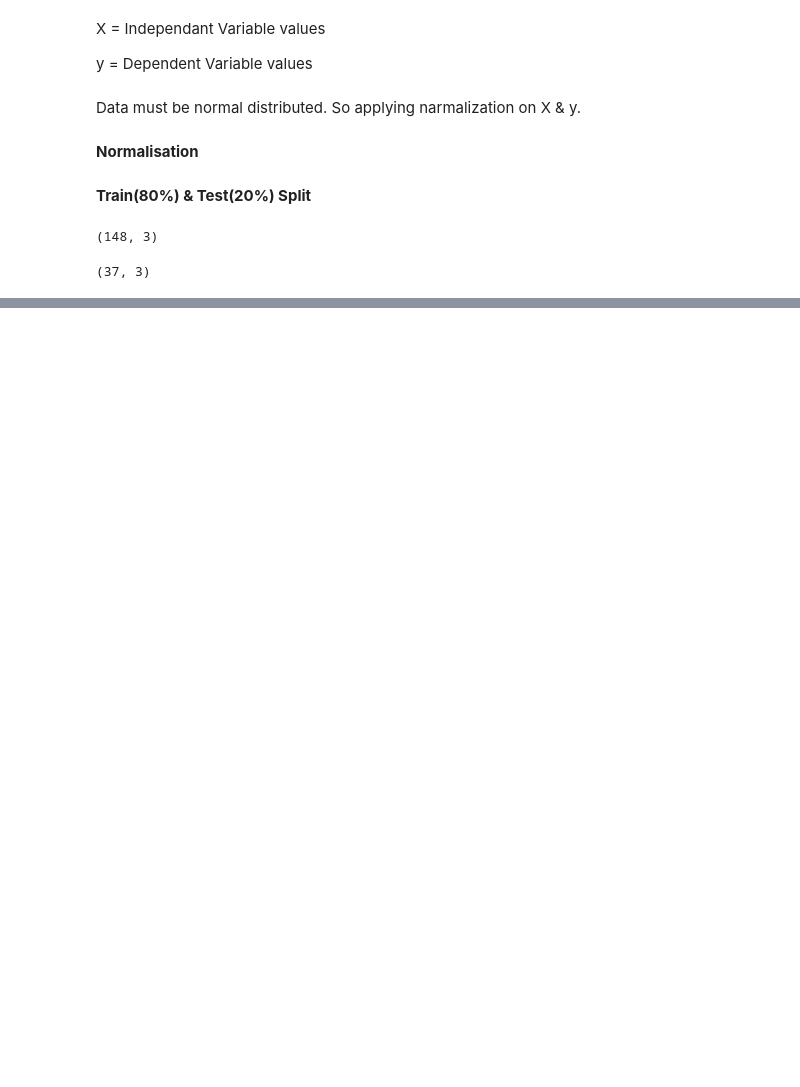
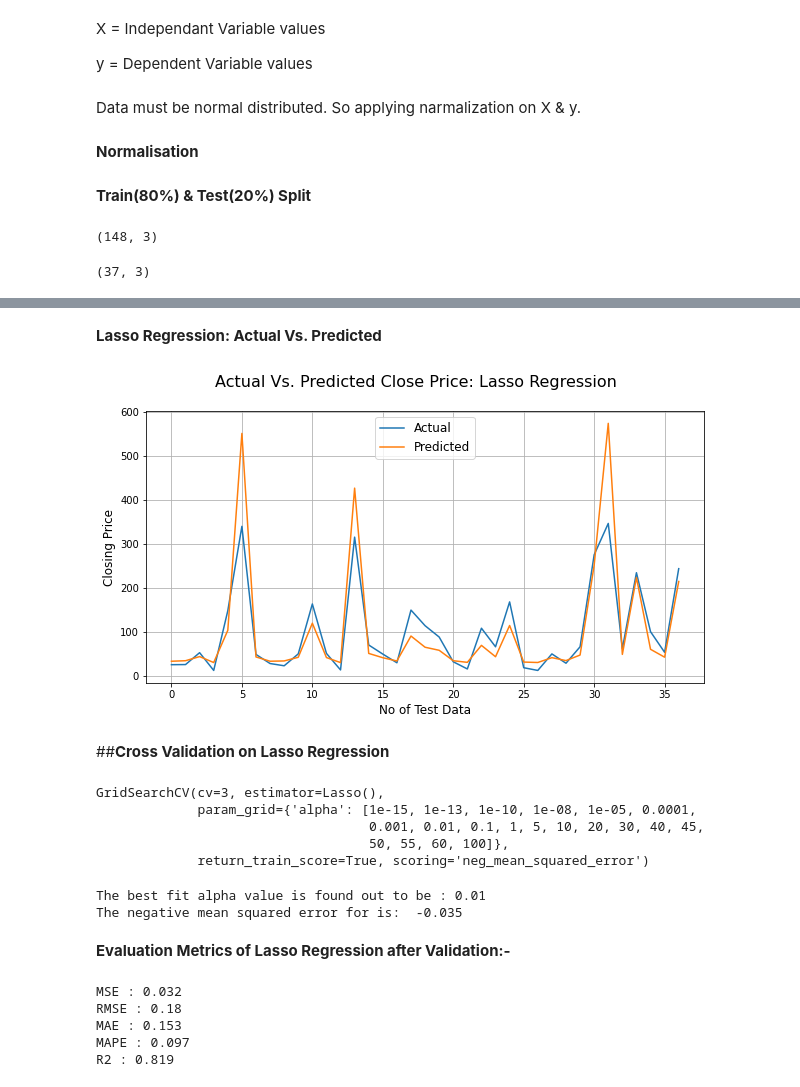
Before and after one commit to RITIK1442840127/Yes-Bank-Stock-Closing-Price-Prediction, a Jupyter notebook: Capstone_Project_2_Yes_Bank_Stock_Closing_Price_Prediction_RITIK_TIWARI.ipynb, the cells around one changed output, grey strips where cells are left out. Cells and saved outputs as stored; diff of their text form; code cells hidden in the pictures; blank space fills up the shorter version.

```diff
--- a/Capstone_Project_2_Yes_Bank_Stock_Closing_Price_Prediction_RITIK_TIWARI.ipynb
+++ b/Capstone_Project_2_Yes_Bank_Stock_Closing_Price_Prediction_RITIK_TIWARI.ipynb
@@ -367,0 +418,6 @@ X_test.shape
+# %%
+#fitting data into Lasso Regression
+from sklearn.linear_model import Lasso
+
+lasso_reg = Lasso(alpha=0.005,max_iter=3000)
+lasso_reg_model = lasso_reg.fit(X_train,y_train)
@@ -367,0 +429,3 @@ X_test.shape
+# %%
+#prediction of test data.
+y_pred_lasso = lasso_reg.predict(X_test)
@@ -367,0 +447,16 @@ X_test.shape
+# %% [markdown]
+**Lasso Regression: Actual Vs. Predicted**
+# %%
+# Actual Price vs. Predicted Price for Lasso Regression Plotting
+plt.figure(figsize=(10,5))
+plt.plot(10**(np.array(y_test)))
+plt.plot(10**(y_pred_lasso))
+plt.suptitle('Actual Vs. Predicted Close Price: Lasso Regression', fontsize=16)
+plt.legend(['Actual','Predicted'], fontsize=12)
+plt.xlabel('No of Test Data', fontsize=12)
+plt.ylabel('Closing Price', fontsize=12)
+plt.grid()
+# %% [output]
+[figure, added]
+# %% [markdown]
+##**Cross Validation on Lasso Regression**
@@ -367,0 +472,14 @@ X_test.shape
+# %%
+lasso_model_cv.fit(X_train,y_train)
+# %% [output]
+GridSearchCV(cv=3, estimator=Lasso(),
+             param_grid={'alpha': [1e-15, 1e-13, 1e-10, 1e-08, 1e-05, 0.0001,
+                                   0.001, 0.01, 0.1, 1, 5, 10, 20, 30, 40, 45,
+                                   50, 55, 60, 100]},
+             return_train_score=True, scoring='neg_mean_squared_error')
+# %%
+print("The best fit alpha value is found out to be :" ,round(lasso_model_cv.best_params_['alpha'], 3))
+print("The negative mean squared error for is: ", round(lasso_model_cv.best_score_,3))
+# %% [output]
+The best fit alpha value is found out to be : 0.01
+The negative mean squared error for is:  -0.035
@@ -367,0 +489,15 @@ X_test.shape
+# %% [markdown]
+**Evaluation Metrics of Lasso Regression after Validation:-**
+# %%
+# Test Performance of lasso regression model after validation
+print("MSE :",round(mean_squared_error(y_test, y_pred_lasso_cv), 3))
+print("RMSE :",round(math.sqrt(mean_squared_error(y_test, y_pred_lasso_cv)),3))
+print("MAE :",round(mean_absolute_error(y_test, y_pred_lasso_cv),3))
+print("MAPE :",round(mean_absolute_percentage_error(y_test, y_pred_lasso_cv),3))
+print("R2 :",round(r2_score(y_test, y_pred_lasso_cv), 3))
+# %% [output]
+MSE : 0.032
+RMSE : 0.18
+MAE : 0.153
+MAPE : 0.097
+R2 : 0.819
```
Also changed, not shown: parts of 18 cells of this notebook.
